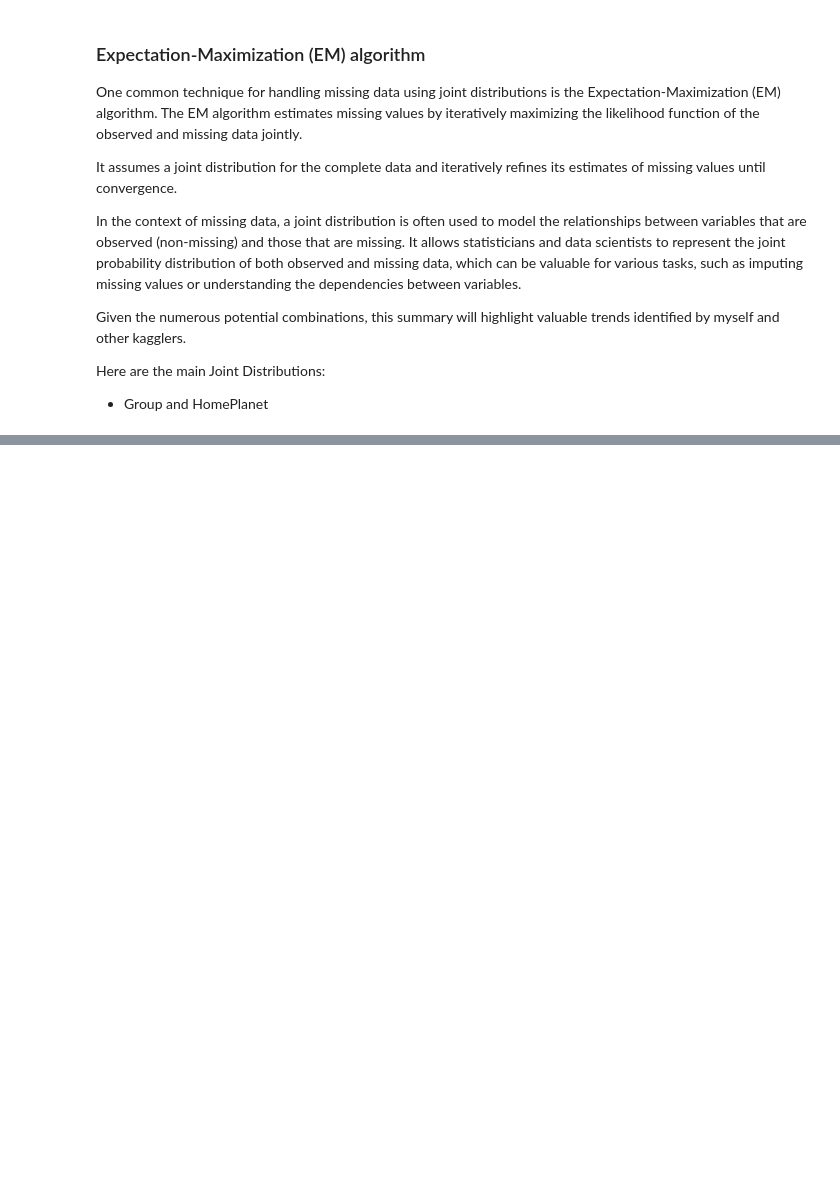
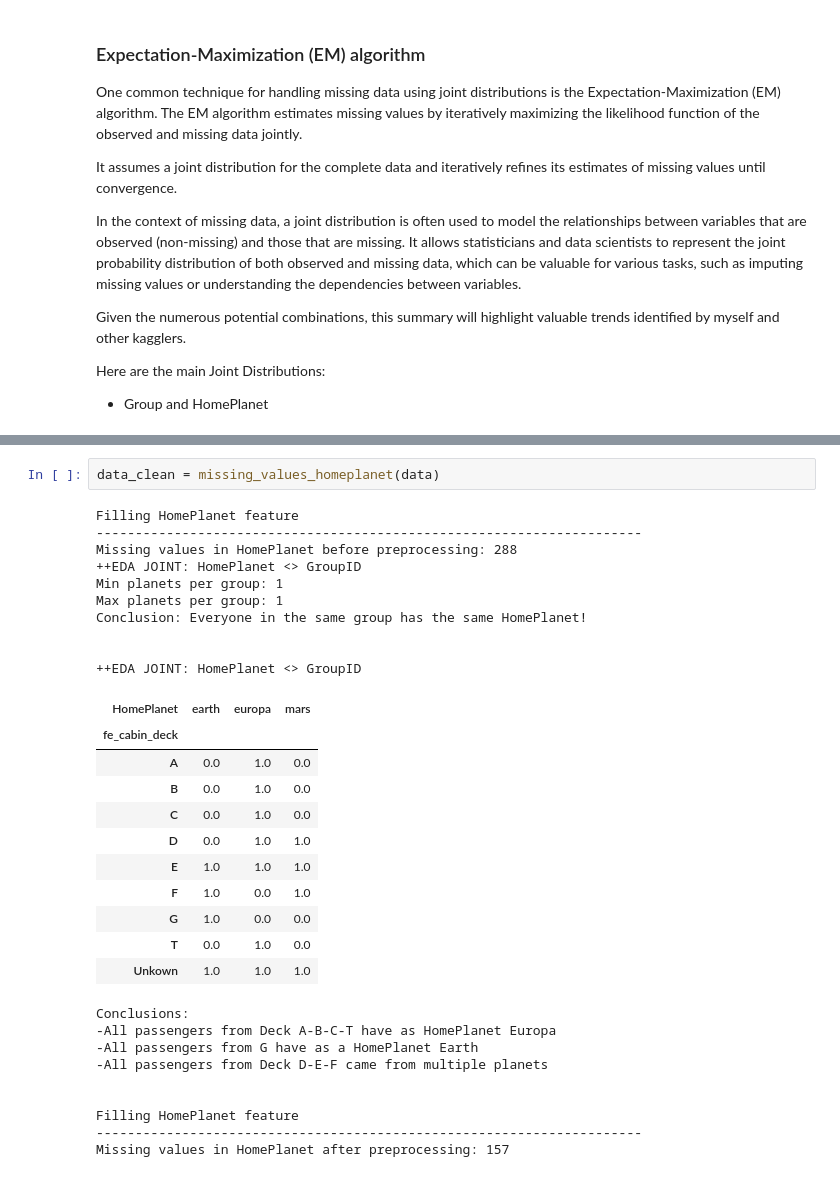
Before and after one commit to juaancabsou/hustle-kaggles, a Jupyter notebook: spaceship/notebook_wrangling.ipynb, the cells around one changed output, grey strips where cells are left out. Saved outputs shown, nothing was run; the diff lists cells and outputs as text; blank space fills up the shorter version.

Commit message:
K_Spaceship - Missing values using joint technique

```diff
--- a/spaceship/notebook_wrangling.ipynb
+++ b/spaceship/notebook_wrangling.ipynb
@@ -271,3 +222,36 @@ Missing values in HomePlanet after preprocessing 157
+# %%
+data_clean = missing_values_homeplanet(data)
+# %% [output]
+Filling HomePlanet feature
+----------------------------------------------------------------------
+Missing values in HomePlanet before preprocessing: 288
+++EDA JOINT: HomePlanet <> GroupID
+Min planets per group: 1
+Max planets per group: 1
+Conclusion: Everyone in the same group has the same HomePlanet!
+
+
+++EDA JOINT: HomePlanet <> GroupID
+| HomePlanet | earth | europa | mars |
+| fe_cabin_deck |  |  |  |
+| A | 0.0 | 1.0 | 0.0 |
+| B | 0.0 | 1.0 | 0.0 |
+| C | 0.0 | 1.0 | 0.0 |
+| D | 0.0 | 1.0 | 1.0 |
+| E | 1.0 | 1.0 | 1.0 |
+| F | 1.0 | 0.0 | 1.0 |
+| G | 1.0 | 0.0 | 0.0 |
+| T | 0.0 | 1.0 | 0.0 |
+| Unkown | 1.0 | 1.0 | 1.0 |
+Conclusions:
+-All passengers from Deck A-B-C-T have as HomePlanet Europa
+-All passengers from G have as a HomePlanet Earth
+-All passengers from Deck D-E-F came from multiple planets
+
+
+Filling HomePlanet feature
+----------------------------------------------------------------------
+Missing values in HomePlanet after preprocessing: 157
 # %% [markdown]
 # Iteration 2
 
```
Also changed, not shown: parts of 6 cells of this notebook, 4 other files.
